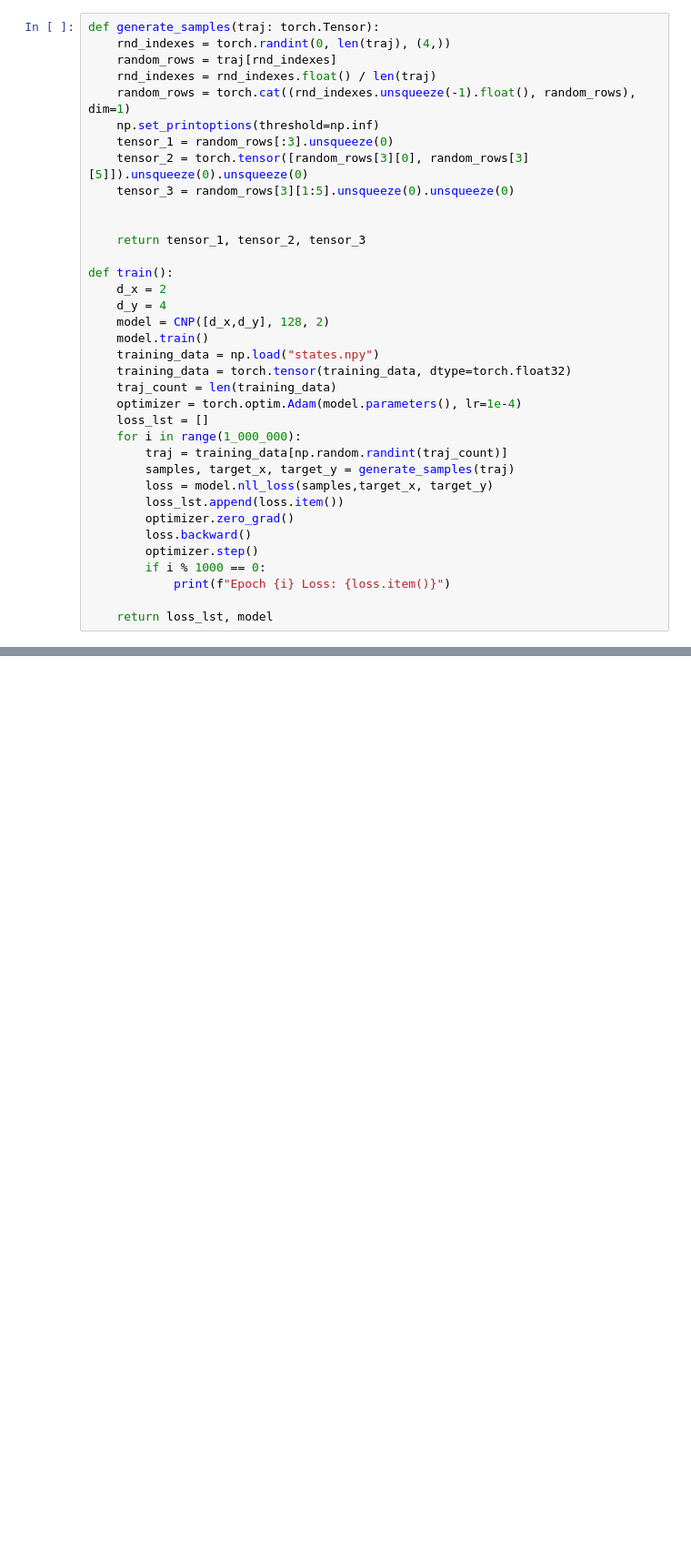
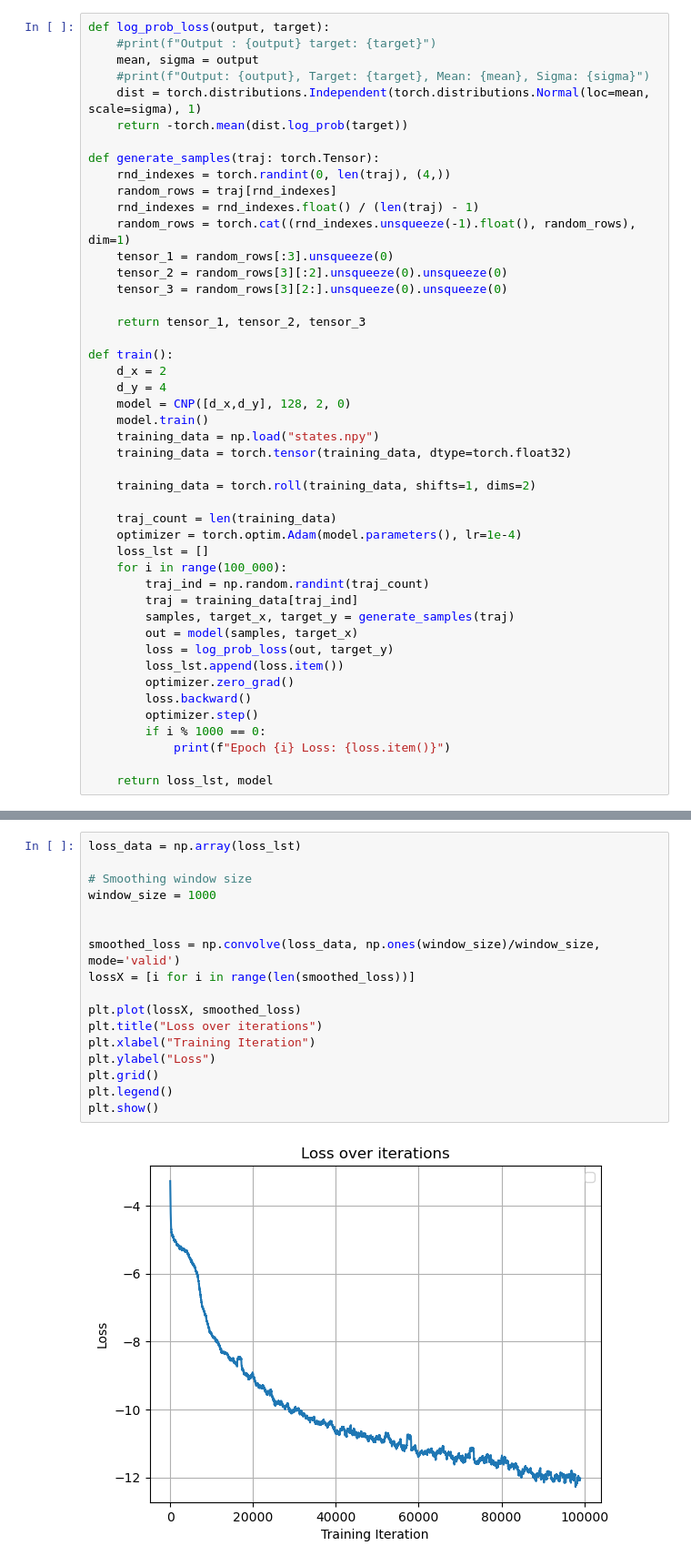
Before and after one commit to deniz6221/ConditionalNeuralProcesses, a Jupyter notebook: main.ipynb, the cells around one changed output, grey strips where cells are left out. Shown at 91% size. Cells and saved outputs as stored; diff of their text form; blank space fills up the shorter version.

Commit message:
Training done, test data ready

```diff
--- a/main.ipynb
+++ b/main.ipynb
@@ -9,33 +11,43 @@ importlib.reload(homework4)
 
 CNP = homework4.CNP
 # %%
+def log_prob_loss(output, target):
+    #print(f"Output : {output} target: {target}")
+    mean, sigma = output
+    #print(f"Output: {output}, Target: {target}, Mean: {mean}, Sigma: {sigma}")
+    dist = torch.distributions.Independent(torch.distributions.Normal(loc=mean, scale=sigma), 1)
+    return -torch.mean(dist.log_prob(target))
+
 def generate_samples(traj: torch.Tensor):
     rnd_indexes = torch.randint(0, len(traj), (4,))
     random_rows = traj[rnd_indexes]
-    rnd_indexes = rnd_indexes.float() / len(traj)
+    rnd_indexes = rnd_indexes.float() / (len(traj) - 1)
     random_rows = torch.cat((rnd_indexes.unsqueeze(-1).float(), random_rows), dim=1)
-    np.set_printoptions(threshold=np.inf)
     tensor_1 = random_rows[:3].unsqueeze(0)
-    tensor_2 = torch.tensor([random_rows[3][0], random_rows[3][5]]).unsqueeze(0).unsqueeze(0)
-    tensor_3 = random_rows[3][1:5].unsqueeze(0).unsqueeze(0)
-
+    tensor_2 = random_rows[3][:2].unsqueeze(0).unsqueeze(0)
+    tensor_3 = random_rows[3][2:].unsqueeze(0).unsqueeze(0)
 
     return tensor_1, tensor_2, tensor_3
 
 def train():
     d_x = 2
     d_y = 4
-    model = CNP([d_x,d_y], 128, 2)
+    model = CNP([d_x,d_y], 128, 2, 0)
     model.train()
     training_data = np.load("states.npy")
     training_data = torch.tensor(training_data, dtype=torch.float32)
+
+    training_data = torch.roll(training_data, shifts=1, dims=2)
+
     traj_count = len(training_data)
     optimizer = torch.optim.Adam(model.parameters(), lr=1e-4)
     loss_lst = []
-    for i in range(1_000_000):
-        traj = training_data[np.random.randint(traj_count)]
+    for i in range(100_000):
+        traj_ind = np.random.randint(traj_count)
+        traj = training_data[traj_ind]
         samples, target_x, target_y = generate_samples(traj)
-        loss = model.nll_loss(samples,target_x, target_y)
+        out = model(samples, target_x)
+        loss = log_prob_loss(out, target_y)
         loss_lst.append(loss.item())
         optimizer.zero_grad()
         loss.backward()
@@ -69,0 +81,19 @@ KeyboardInterrupt:
+# %%
+loss_data = np.array(loss_lst)
+
+# Smoothing window size
+window_size = 1000
+
+
+smoothed_loss = np.convolve(loss_data, np.ones(window_size)/window_size, mode='valid')
+lossX = [i for i in range(len(smoothed_loss))]
+
+plt.plot(lossX, smoothed_loss)
+plt.title("Loss over iterations")
+plt.xlabel("Training Iteration")
+plt.ylabel("Loss")
+plt.grid()
+plt.legend()
+plt.show()
+# %% [output]
+[figure, added]
```
Also changed, not shown: parts of 2 cells of this notebook, 4 other files.
